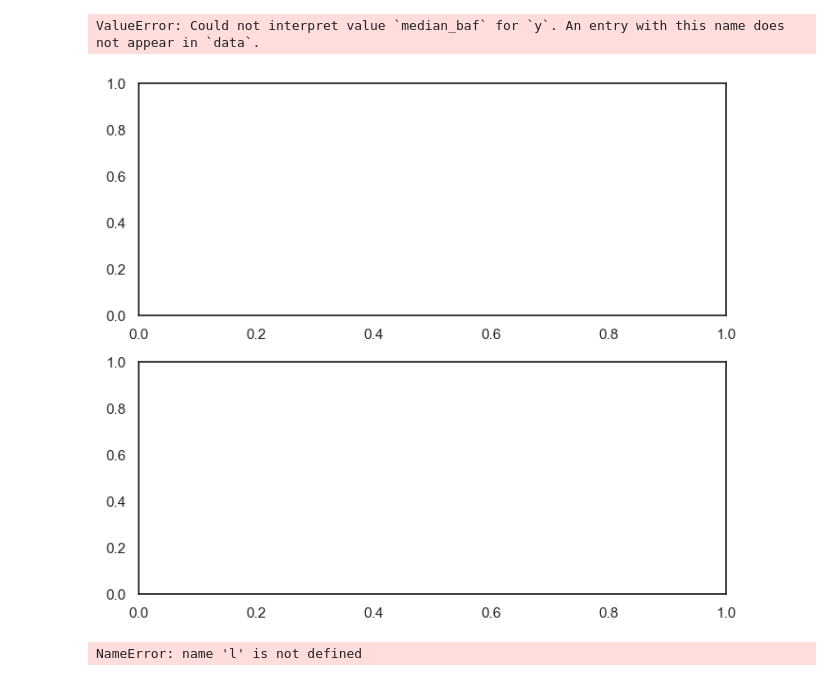
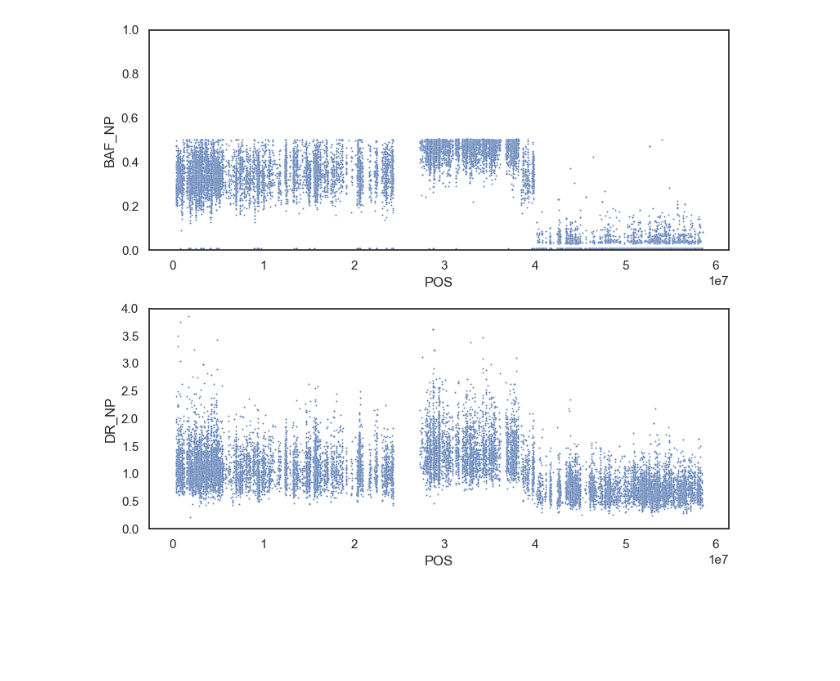
Before and after one commit to valerianilucrezia/locate, a Jupyter notebook: notebooks/real_data.ipynb, the cells around one changed output. Saved outputs shown, nothing was run; the diff lists cells and outputs as text; code cells hidden in the pictures; blank space fills up the shorter version.

```diff
--- a/notebooks/real_data.ipynb
+++ b/notebooks/real_data.ipynb
@@ -66,17 +67,16 @@ data_input = {'baf_np':torch.tensor(np.array(data.BAF_NP).reshape(-1, 1)),
 # %%
 sns.set_theme(style="white", font_scale=1)
 fig, axes = plt.subplots(2, 1, figsize=(8, 7))
 
-baf = sns.scatterplot(data=data, x="POS", y="median_baf", s=2, ax=axes[0]), #hue="CN")
-dr = sns.scatterplot(data=data, x="POS", y="median_dr", s=2, ax=axes[1])#, hue="CN", legend=False)
+baf = sns.scatterplot(data=data, x="POS", y="BAF_NP", s=2, ax=axes[0]), #hue="CN")
+dr = sns.scatterplot(data=data, x="POS", y="DR_NP", s=2, ax=axes[1])#, hue="CN", legend=False)
 
 axes[0].set_ylim(0,1)
 axes[1].set_ylim(0,4)
 
 fig.tight_layout()
 # %% [output]
-ValueError: Could not interpret value `median_baf` for `y`. An entry with this name does not appear in `data`.
-[figure, old version]
+[figure, new version]
 # %%
 import locate.locate as l
 from locate.models import Clonal, JoinClonal
@@ -86,26 +86,25 @@ locate = l.LOCATE(CUDA = False)
 #data_name = set(['baf', 'dr', 'dp_snp', 'vaf', 'dp', 'baf_ill', 'dr_ill', 'dp_snp_ill'])
 
 
-locate.set_model(JoinClonal)
+locate.set_model(Clonal)
 locate.set_optimizer(ClippedAdam)
 locate.set_loss(TraceEnum_ELBO)
 locate.initialize_model({"baf":data_input["baf_np"],
                          "dr":data_input["dr_np"],
                          "dp_snp":data_input["dp_snp_np"],
-                         "baf_ill":data_input["baf_ill"],
-                         "dr_ill":data_input["dr_ill"],
-                         "dp_snp_ill":data_input["dp_snp_ill"],
+                        #  "baf_ill":data_input["baf_ill"],
+                        #  "dr_ill":data_input["dr_ill"],
+                        #  "dp_snp_ill":data_input["dp_snp_ill"],
                          "vaf": None,
                          "dp": None})
 
 locate.set_model_params({"jumping_prob" : 1e-6,
-                         "fix_purity": False,
-                         "prior_purity": 0.99,
+                         "fix_purity": True,
+                         "fix_ploidy" : True,
+                         "prior_purity": 0.9,
                          "prior_ploidy": 2,
                          "scaling_factors": [1,1,1],
                          "prior_bp": False,
-                         'init_probs': torch.tensor([0.1, 0.1, 0.1, 0.1, 0.1])
+                         'hidden_dim': 4
                          })
-# %% [output]
-NameError: name 'l' is not defined
 # %%
```
Also changed, not shown: parts of 12 cells of this notebook, 10 other files.
